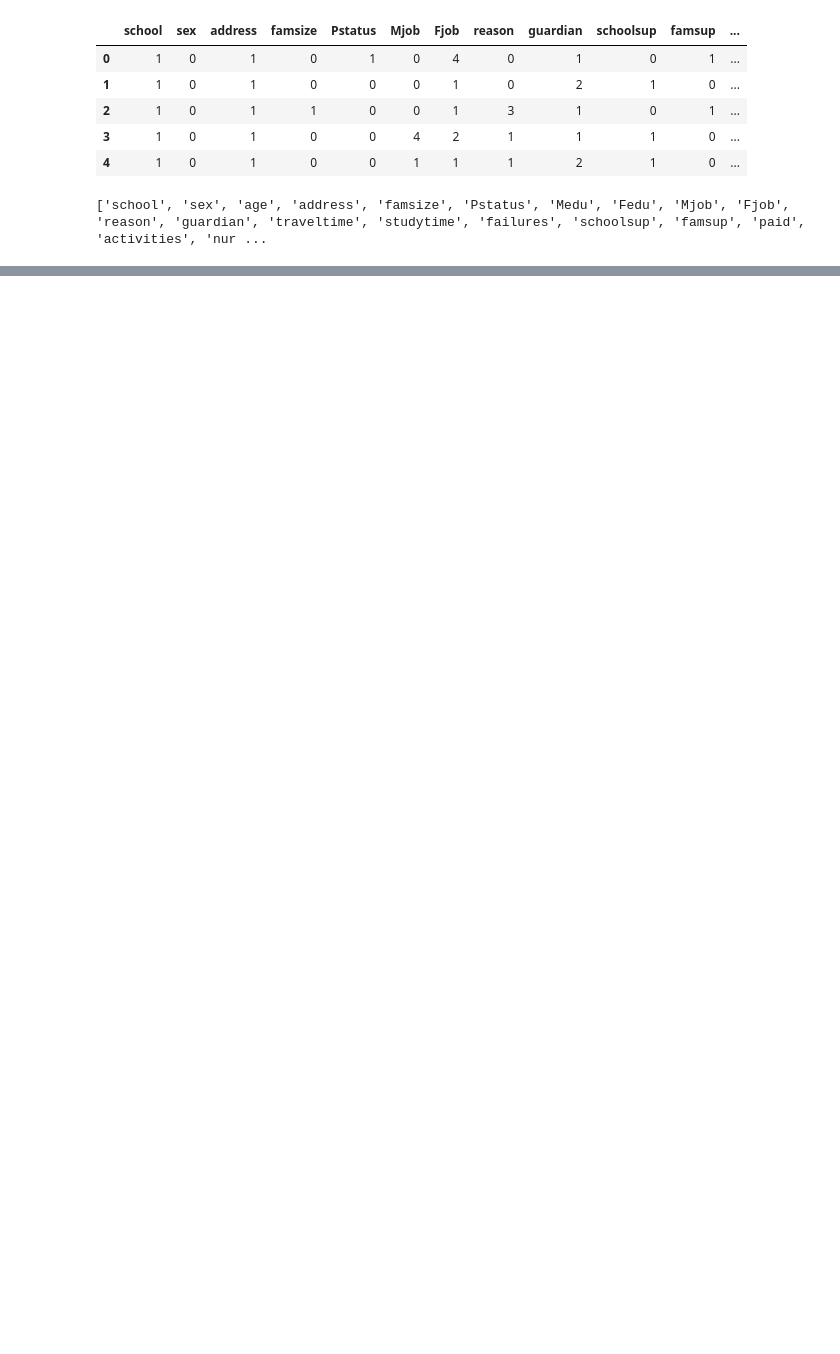
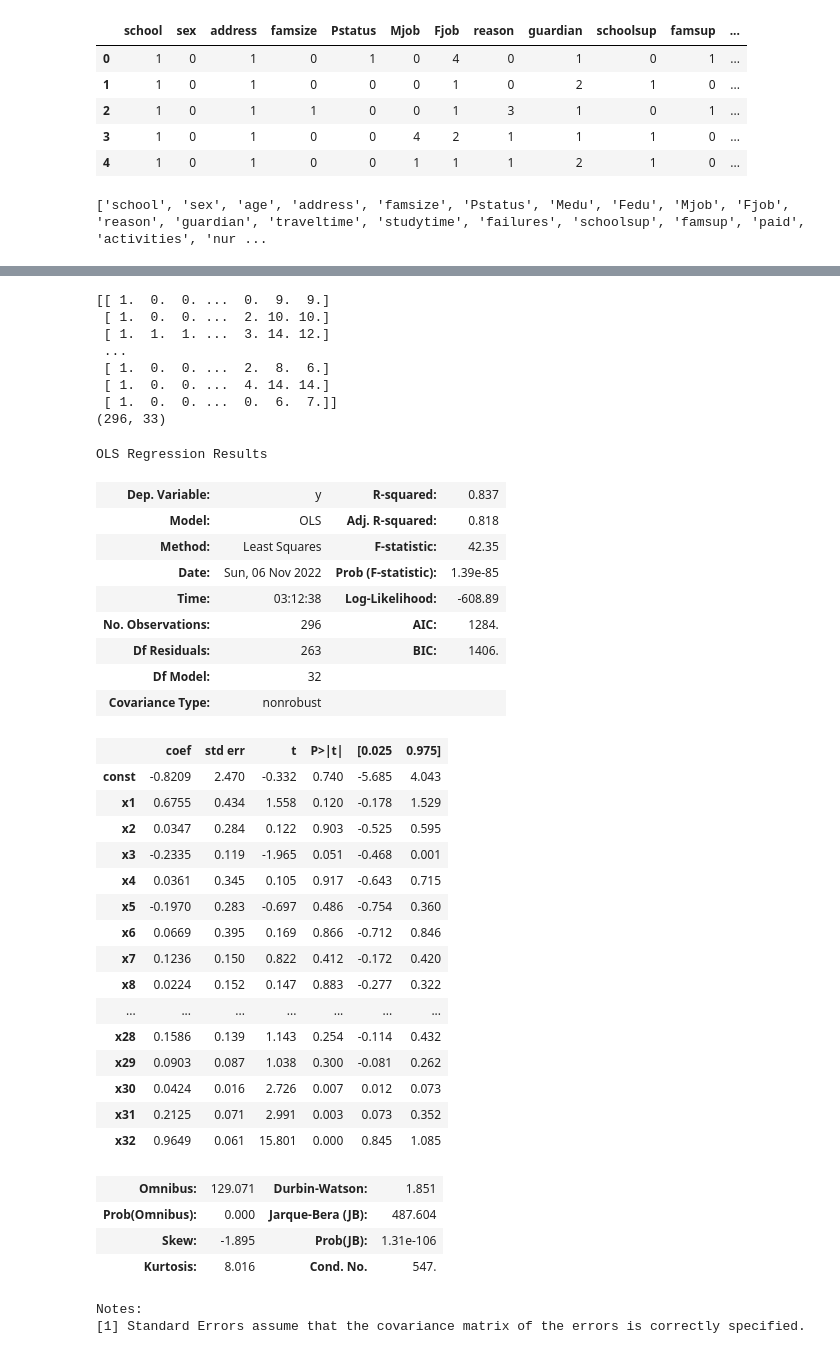
Before and after one commit to Heng-Zi-Hui/DSAI-Mini-Project, a Jupyter notebook: DSAI_Project/MainProject - ZH's Copy.ipynb, the cells around one changed output, grey strips where cells are left out. Cells and saved outputs as stored; diff of their text form; code cells hidden in the pictures; blank space fills up the shorter version.

Commit message:
XGBoost Regression Model (To add more stuff)

```diff
--- a/DSAI_Project/MainProject - ZH's Copy.ipynb
+++ b/DSAI_Project/MainProject - ZH's Copy.ipynb
@@ -325,0 +323,7 @@ Random Forest
+# %%
+dfX = df.iloc[:, 0:(len(df.columns)-3)] # Features
+dfy = df.G3 # Target variable
+print(dfX.shape)
+print(type(dfX))
+print(dfy.shape)
+print(type(dfy))
@@ -325,0 +342,6 @@ Random Forest
+# %%
+# Conversion from Pandas Dataframe to NumPy Array
+X = dfX.values
+y = dfy.values
+print(type(X))
+print(X)
@@ -325,0 +357,11 @@ Random Forest
+# %%
+X_train,X_test,y_train,y_test=train_test_split(X, y, test_size=0.25, random_state=2)
+# %%
+xgbR = XGBRegressor(n_estimators = 20, learning_rate = 0.1)
+xgbR.fit(X_train, y_train)
+test_mse_before_tune =  mean_squared_error(xgbR.predict(X_test), y_test)
+train_mse_before_tune = mean_squared_error(xgbR.predict(X_train), y_train)
+
+print('***Original Model***')
+print('the training mean squared error is: ', train_mse_before_tune)
+print('the testing mean squared error is: ', test_mse_before_tune)
@@ -325,0 +411,53 @@ Random Forest
+# %%
+#The statsmodel.api provides key summary statistics
+#The lm2 model refers to statsmodel.api model
+#Add a constant to the X_train dataset and rename it as X_train_sm
+X_train_sm = sm.add_constant(X_train)
+print(X_train_sm)
+print(X_train_sm.shape)
+
+#Create another model using statsmodel.api using the Ordinary Least Squares (OLS) method for the model
+lm2 = sm.OLS(y_train, X_train_sm).fit()
+
+lm2.summary()
+# %% [output]
+[[ 1.  0.  0. ...  0.  9.  9.]
+ [ 1.  0.  0. ...  2. 10. 10.]
+ [ 1.  1.  1. ...  3. 14. 12.]
+ ...
+ [ 1.  0.  0. ...  2.  8.  6.]
+ [ 1.  0.  0. ...  4. 14. 14.]
+ [ 1.  0.  0. ...  0.  6.  7.]]
+(296, 33)
+OLS Regression Results
+| Dep. Variable: | y | R-squared: | 0.837 |
+| Model: | OLS | Adj. R-squared: | 0.818 |
+| Method: | Least Squares | F-statistic: | 42.35 |
+| Date: | Sun, 06 Nov 2022 | Prob (F-statistic): | 1.39e-85 |
+| Time: | 03:12:38 | Log-Likelihood: | -608.89 |
+| No. Observations: | 296 | AIC: | 1284. |
+| Df Residuals: | 263 | BIC: | 1406. |
+| Df Model: | 32 |  |  |
+| Covariance Type: | nonrobust |  |  |
+|  | coef | std err | t | P>|t| | [0.025 | 0.975] |
+| const | -0.8209 | 2.470 | -0.332 | 0.740 | -5.685 | 4.043 |
+| x1 | 0.6755 | 0.434 | 1.558 | 0.120 | -0.178 | 1.529 |
+| x2 | 0.0347 | 0.284 | 0.122 | 0.903 | -0.525 | 0.595 |
+| x3 | -0.2335 | 0.119 | -1.965 | 0.051 | -0.468 | 0.001 |
+| x4 | 0.0361 | 0.345 | 0.105 | 0.917 | -0.643 | 0.715 |
+| x5 | -0.1970 | 0.283 | -0.697 | 0.486 | -0.754 | 0.360 |
+| x6 | 0.0669 | 0.395 | 0.169 | 0.866 | -0.712 | 0.846 |
+| x7 | 0.1236 | 0.150 | 0.822 | 0.412 | -0.172 | 0.420 |
+| x8 | 0.0224 | 0.152 | 0.147 | 0.883 | -0.277 | 0.322 |
+| ... | ... | ... | ... | ... | ... | ... |
+| x28 | 0.1586 | 0.139 | 1.143 | 0.254 | -0.114 | 0.432 |
+| x29 | 0.0903 | 0.087 | 1.038 | 0.300 | -0.081 | 0.262 |
+| x30 | 0.0424 | 0.016 | 2.726 | 0.007 | 0.012 | 0.073 |
+| x31 | 0.2125 | 0.071 | 2.991 | 0.003 | 0.073 | 0.352 |
+| x32 | 0.9649 | 0.061 | 15.801 | 0.000 | 0.845 | 1.085 |
+| Omnibus: | 129.071 | Durbin-Watson: | 1.851 |
+| Prob(Omnibus): | 0.000 | Jarque-Bera (JB): | 487.604 |
+| Skew: | -1.895 | Prob(JB): | 1.31e-106 |
+| Kurtosis: | 8.016 | Cond. No. | 547. |
+Notes:
+[1] Standard Errors assume that the covariance matrix of the errors is correctly specified.
```
Also changed, not shown: parts of 26 cells of this notebook, 1 other file.
